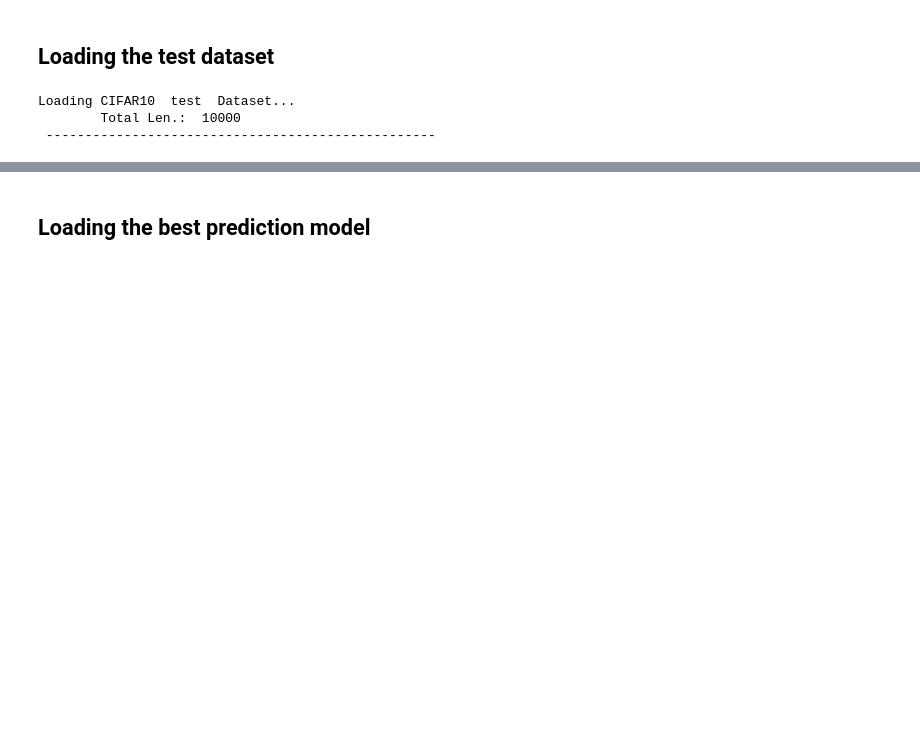
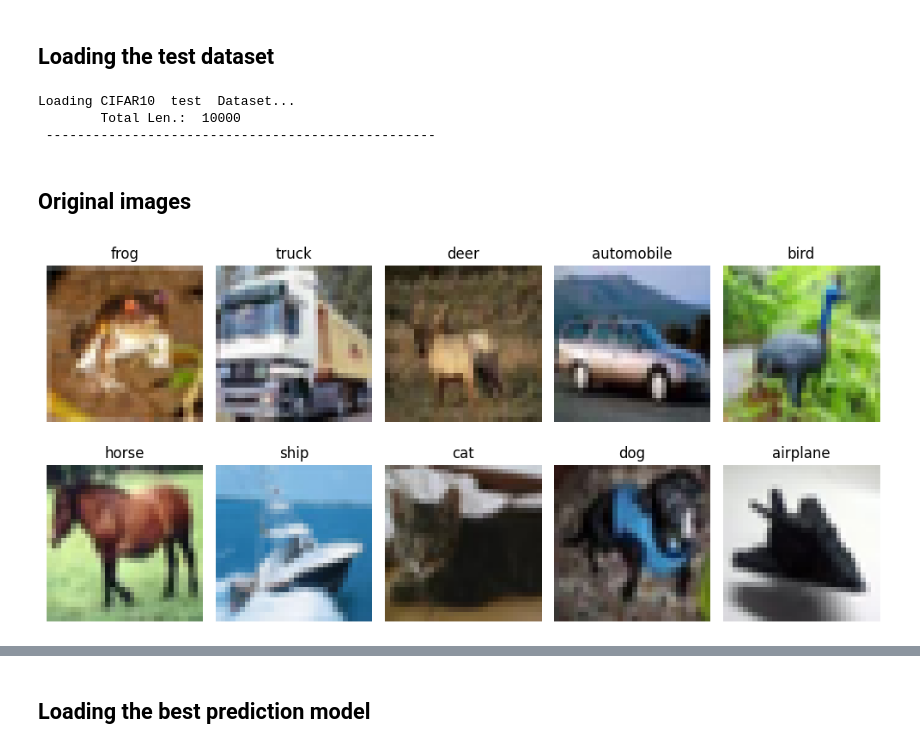
Before and after one commit to HkPPP/CIFAR10, a Jupyter notebook: result_explorer.ipynb, the cells around one changed output, grey strips where cells are left out. Cells and saved outputs as stored; diff of their text form; code cells hidden in the pictures; blank space fills up the shorter version.

```diff
--- a/result_explorer.ipynb
+++ b/result_explorer.ipynb
@@ -44,3 +45,48 @@ test_dataloader = DataLoader(test_dataset, batch_size=100, shuffle=False, num_wo
 Loading CIFAR10  test  Dataset...
         Total Len.:  10000
  --------------------------------------------------
+# %% [markdown]
+## Original images
+# %%
+# For reproducibility
+torch.manual_seed(0)
+
+# CIFAR-10 class names in standard order
+class_names = ['airplane', 'automobile', 'bird', 'cat', 'deer',
+               'dog', 'frog', 'horse', 'ship', 'truck']
+
+# Load CIFAR-10 train set
+base_dataset = torchvision.datasets.CIFAR10(
+    root=".data",
+    train=True,
+    download=True,
+    transform=None
+)
+
+# Collect one example per class
+example_imgs = []
+example_labels = []
+
+seen_classes = set()
+for img, label in base_dataset:
+    if label not in seen_classes:
+        example_imgs.append(img)        # PIL Image
+        example_labels.append(label)    # int 0–9
+        seen_classes.add(label)
+    if len(seen_classes) == 10:
+        break
+
+# Plot 2×5 grid
+fig, axes = plt.subplots(2, 5, figsize=(10, 5))
+axes = axes.flatten()
+
+for i, (img, label) in enumerate(zip(example_imgs, example_labels)):
+    ax = axes[i]
+    ax.imshow(np.array(img))
+    ax.set_title(class_names[label])
+    ax.axis("off")
+
+plt.tight_layout()
+plt.show()
+# %% [output]
+[figure, added]
```
Also changed, not shown: parts of 5 cells of this notebook.
